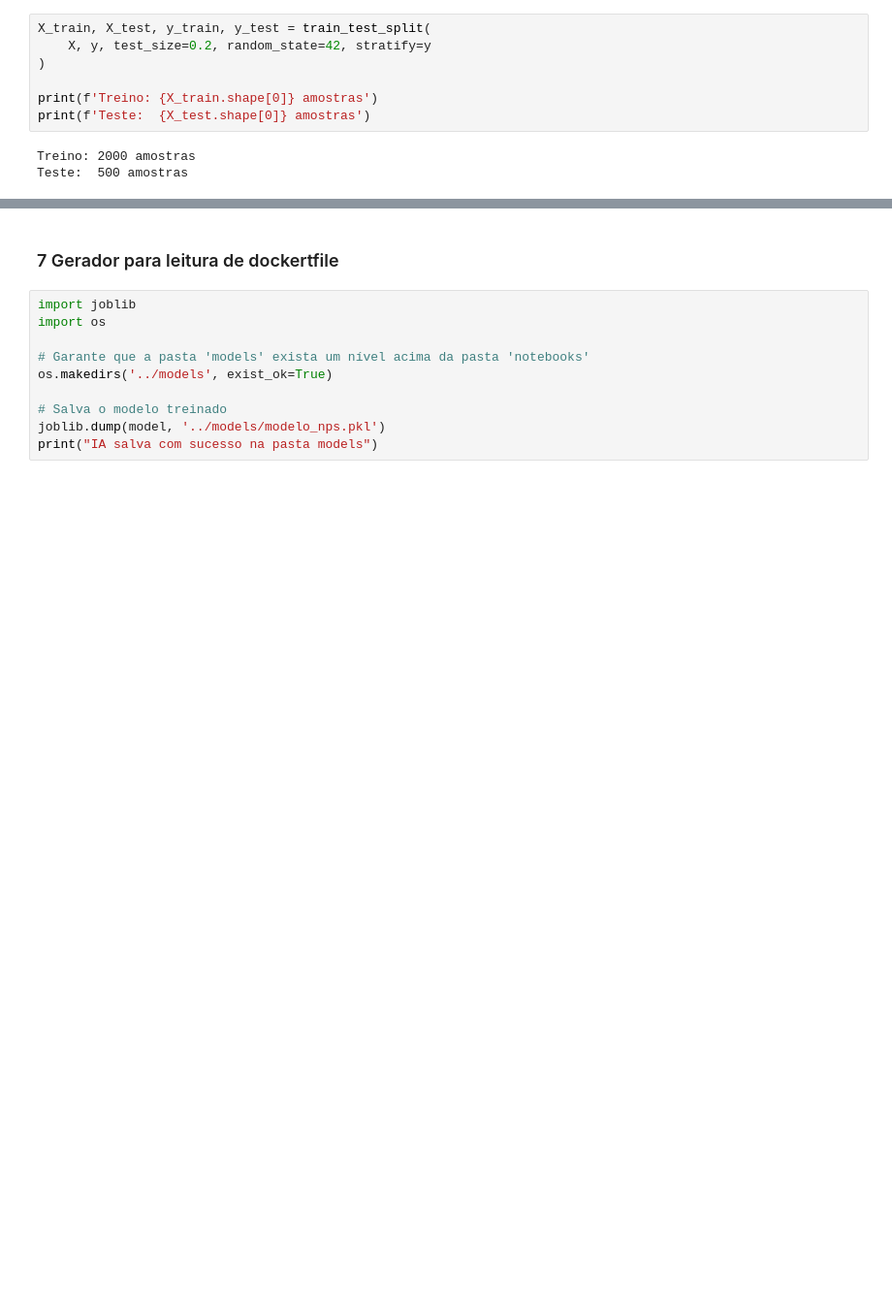
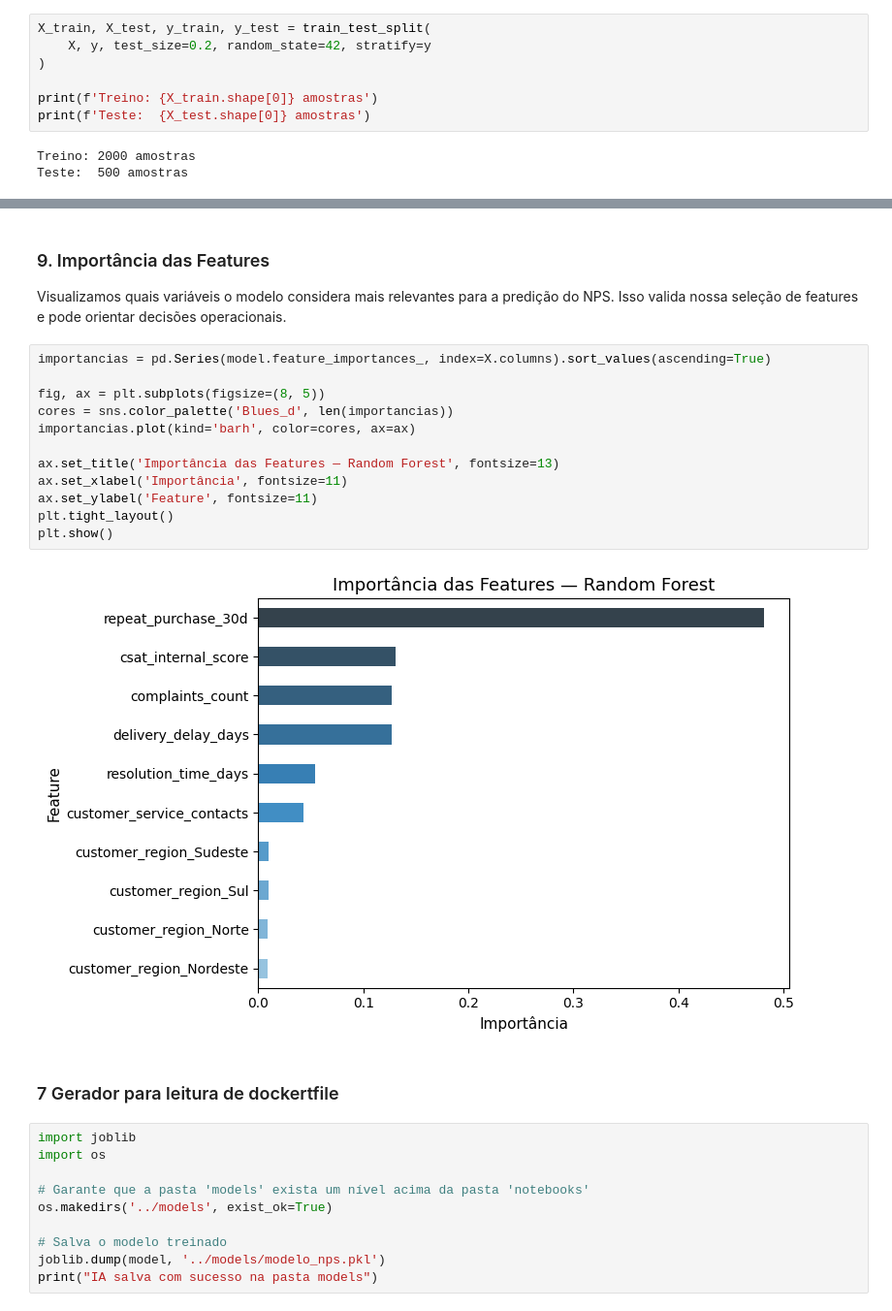
Before and after one commit to Vitor-Lopes-Rodrigues/1IAST---Fase-1---Tech-Challenge, a Jupyter notebook: notebooks/02_modelo_preditivo.ipynb, the cells around one changed output, grey strips where cells are left out. Shown at 97% size. Saved outputs shown, nothing was run; the diff lists cells and outputs as text; blank space fills up the shorter version.

```diff
--- a/notebooks/02_modelo_preditivo.ipynb
+++ b/notebooks/02_modelo_preditivo.ipynb
@@ -169,3 +244,21 @@ weighted avg       0.84      0.85      0.84       500
+# %% [markdown]
+### 9. Importância das Features
+
+Visualizamos quais variáveis o modelo considera mais relevantes para a predição do NPS. Isso valida nossa seleção de features e pode orientar decisões operacionais.
+# %%
+importancias = pd.Series(model.feature_importances_, index=X.columns).sort_values(ascending=True)
+
+fig, ax = plt.subplots(figsize=(8, 5))
+cores = sns.color_palette('Blues_d', len(importancias))
+importancias.plot(kind='barh', color=cores, ax=ax)
+
+ax.set_title('Importância das Features — Random Forest', fontsize=13)
+ax.set_xlabel('Importância', fontsize=11)
+ax.set_ylabel('Feature', fontsize=11)
+plt.tight_layout()
+plt.show()
+# %% [output]
+[figure, added]
 # %% [markdown]
 ### 7 Gerador para leitura de dockertfile
 # %%
```
Also changed, not shown: parts of 11 cells of this notebook, 2 other files.
